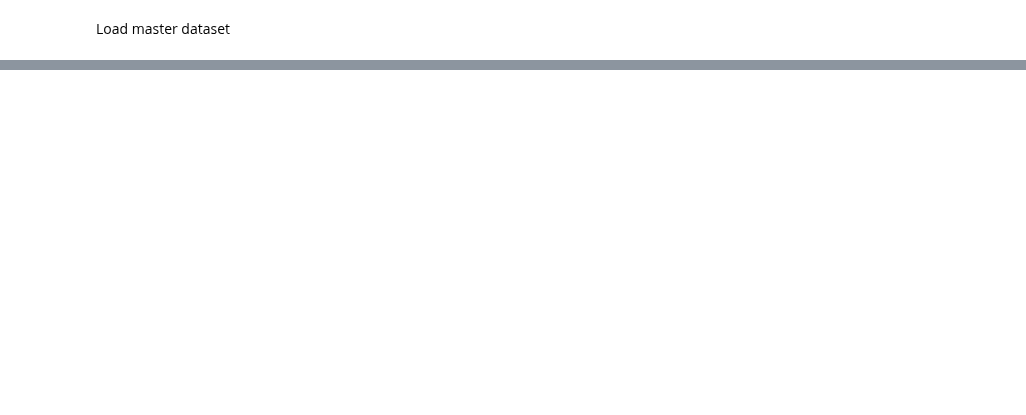
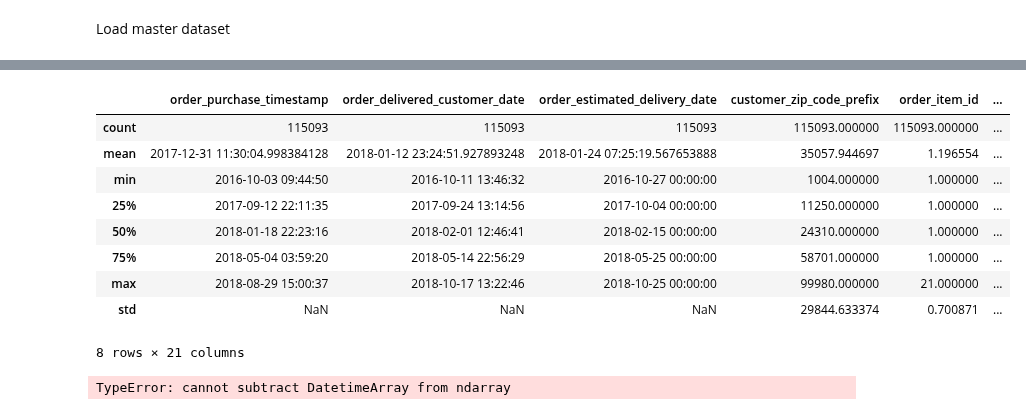
Before and after one commit to RioPramana21/Final-Project-Olist, a Jupyter notebook: preparation_notebooks/feature_engineering.ipynb, the cells around one changed output, grey strips where cells are left out. Saved outputs shown, nothing was run; the diff lists cells and outputs as text; code cells hidden in the pictures; blank space fills up the shorter version.

```diff
--- a/preparation_notebooks/feature_engineering.ipynb
+++ b/preparation_notebooks/feature_engineering.ipynb
@@ -97,0 +194,25 @@ master_olist_dataset = read_olist_csv('../data/cleaned_data/master_olist_dataset
+# %%
+master_olist_dataset.describe()
+# %% [output]
+|  | order_purchase_timestamp | order_delivered_customer_date | order_estimated_delivery_date | customer_zip_code_prefix | order_item_id | ... |
+| count | 115093 | 115093 | 115093 | 115093.000000 | 115093.000000 | ... |
+| mean | 2017-12-31 11:30:04.998384128 | 2018-01-12 23:24:51.927893248 | 2018-01-24 07:25:19.567653888 | 35057.944697 | 1.196554 | ... |
+| min | 2016-10-03 09:44:50 | 2016-10-11 13:46:32 | 2016-10-27 00:00:00 | 1004.000000 | 1.000000 | ... |
+| 25% | 2017-09-12 22:11:35 | 2017-09-24 13:14:56 | 2017-10-04 00:00:00 | 11250.000000 | 1.000000 | ... |
+| 50% | 2018-01-18 22:23:16 | 2018-02-01 12:46:41 | 2018-02-15 00:00:00 | 24310.000000 | 1.000000 | ... |
+| 75% | 2018-05-04 03:59:20 | 2018-05-14 22:56:29 | 2018-05-25 00:00:00 | 58701.000000 | 1.000000 | ... |
+| max | 2018-08-29 15:00:37 | 2018-10-17 13:22:46 | 2018-10-25 00:00:00 | 99980.000000 | 21.000000 | ... |
+| std | NaN | NaN | NaN | 29844.633374 | 0.700871 | ... |
+8 rows × 21 columns
+# %%
+# 4. Core delay & flag features
+master_olist_dataset['late_flag']    = master_olist_dataset['order_delivered_customer_date'] > master_olist_dataset['order_estimated_delivery_date']
+master_olist_dataset['late_days']    = (master_olist_dataset['order_delivered_customer_date'] - master_olist_dataset['order_estimated_delivery_date']).dt.days
+master_olist_dataset['dispatch_delay'] = (master_olist_dataset['order_delivered_carrier_date'] - master_olist_dataset['shipping_limit_date']).dt.days
+master_olist_dataset['dispatch_time'] = (master_olist_dataset['order_delivered_carrier_date'] - master_olist_dataset['order_approved_at']).dt.days
+master_olist_dataset['transit_time']  = (master_olist_dataset['order_delivered_customer_date']  - master_olist_dataset['order_delivered_carrier_date']).dt.days
+
+# 5. Review bucket
+master_olist_dataset['review_bucket'] = master_olist_dataset['review_score'].apply(lambda x: 'good (4-5)' if x > 3 else 'bad (1-3)')
+# %% [output]
+TypeError: cannot subtract DatetimeArray from ndarray
```
Also changed, not shown: parts of 10 cells of this notebook.
